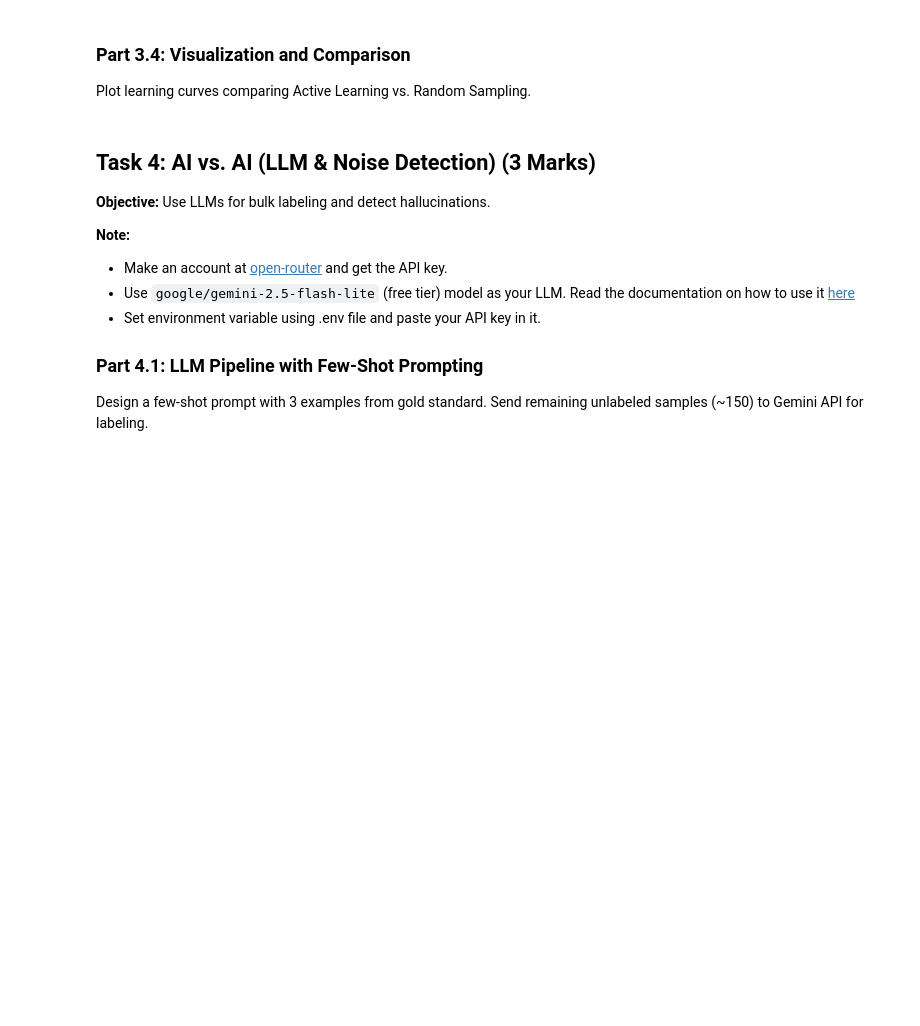
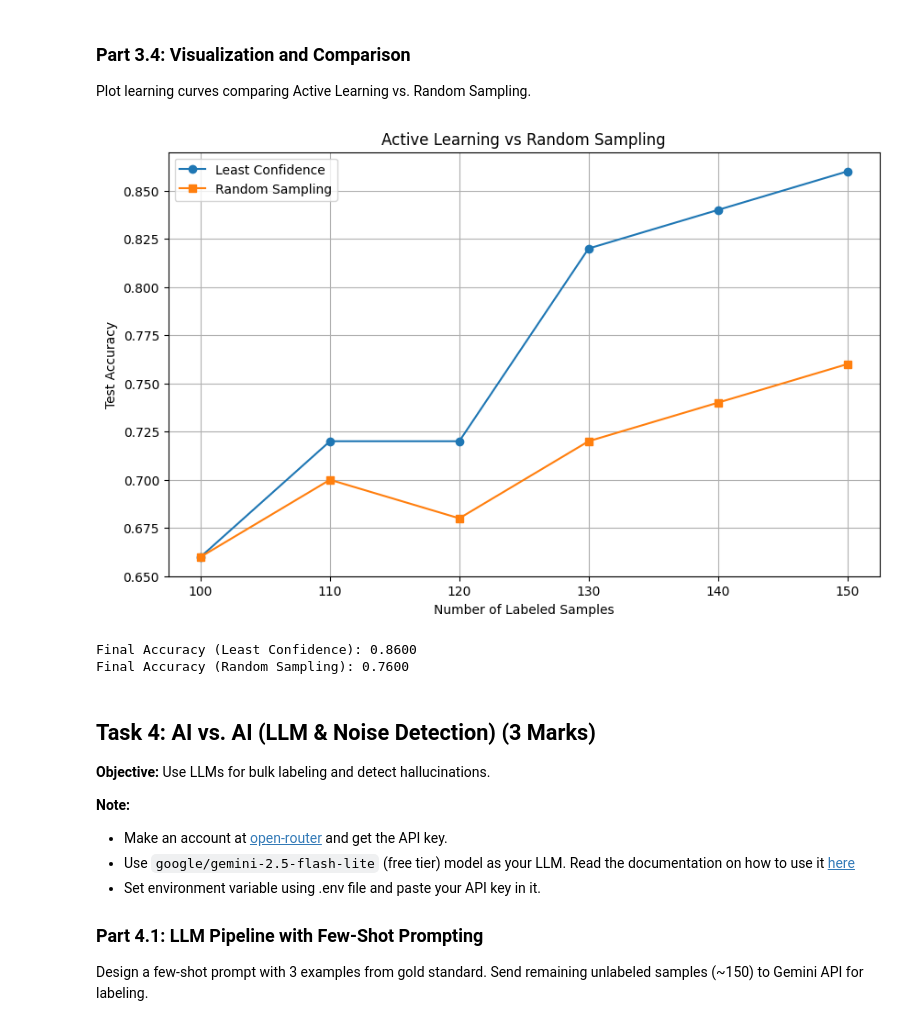
Before and after one commit to Destructor169/cs-203-stt-ai, a Jupyter notebook: assignments/assignment2_stt.ipynb, the cells around one changed output. Drawn from its saved outputs; the diff is of its cells as text; code cells hidden in the pictures; blank space fills up the shorter version.

```diff
--- a/assignments/assignment2_stt.ipynb
+++ b/assignments/assignment2_stt.ipynb
@@ -742,27 +744,29 @@ else:
 
 Plot learning curves comparing Active Learning vs. Random Sampling.
 # %%
-# Run active learning with random sampling (baseline)
-if 'X_seed' in locals():
-    print("Running Random Sampling...")
-    n_labels_random, acc_random = run_active_learning_loop(X_seed, y_seed, X_pool, y_pool, X_test, y_test, random_sampling)
+# Run Random Sampling
+n_labels_random, acc_random = run_active_learning_loop(
+    X_seed, y_seed, X_pool, y_pool, X_test, y_test,
+    random_sampling
+)
 
-    # Plot learning curves
-    plt.figure(figsize=(10, 6))
-    plt.plot(n_labels_lc, acc_lc, marker='o', label='Least Confidence')
-    plt.plot(n_labels_random, acc_random, marker='s', label='Random Sampling')
-    plt.xlabel('Number of Training Labels')
-    plt.ylabel('Test Accuracy')
-    plt.title('Active Learning Learning Curves')
-    plt.legend()
-    plt.grid(True)
-    plt.show()
+# Plot Learning Curves
+plt.figure(figsize=(10, 6))
+plt.plot(n_labels_lc, acc_lc, marker='o', label='Least Confidence')
+plt.plot(n_labels_random, acc_random, marker='s', label='Random Sampling')
+plt.xlabel("Number of Labeled Samples")
+plt.ylabel("Test Accuracy")
+plt.title("Active Learning vs Random Sampling")
+plt.legend()
+plt.grid(True)
+plt.show()
 
-    # Print comparison summary
-    print(f"Final Accuracy (Least Confidence): {acc_lc[-1]:.4f}")
-    print(f"Final Accuracy (Random Sampling): {acc_random[-1]:.4f}")
-else:
-    print("Data not loaded. Skipping comparison.")
+print(f"Final Accuracy (Least Confidence): {acc_lc[-1]:.4f}")
+print(f"Final Accuracy (Random Sampling): {acc_random[-1]:.4f}")
+# %% [output]
+[figure, added]
+Final Accuracy (Least Confidence): 0.8600
+Final Accuracy (Random Sampling): 0.7600
 # %% [markdown]
 ## Task 4: AI vs. AI (LLM & Noise Detection) (3 Marks)
 
```
Also changed, not shown: parts of 15 cells of this notebook.
